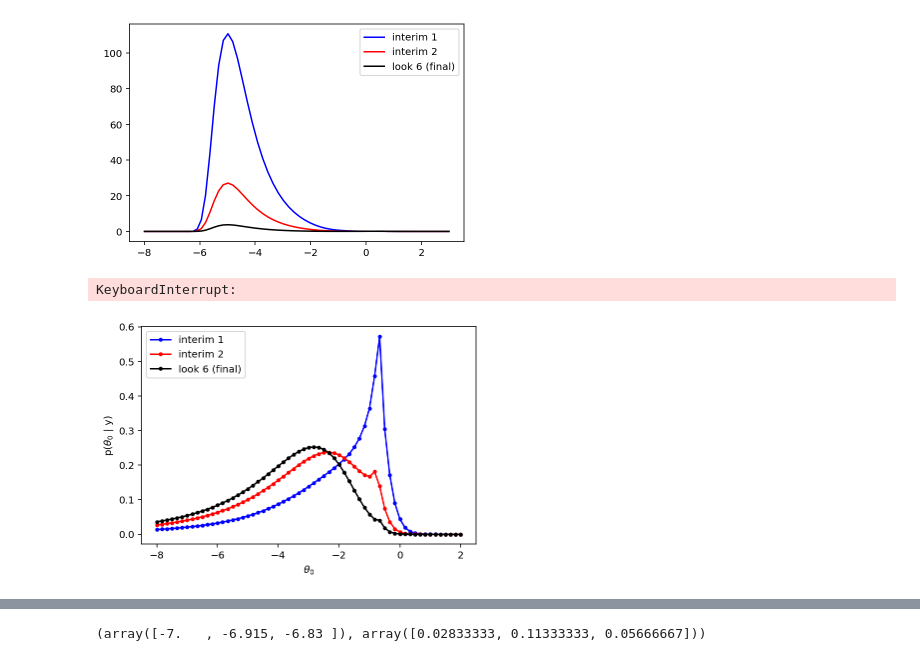
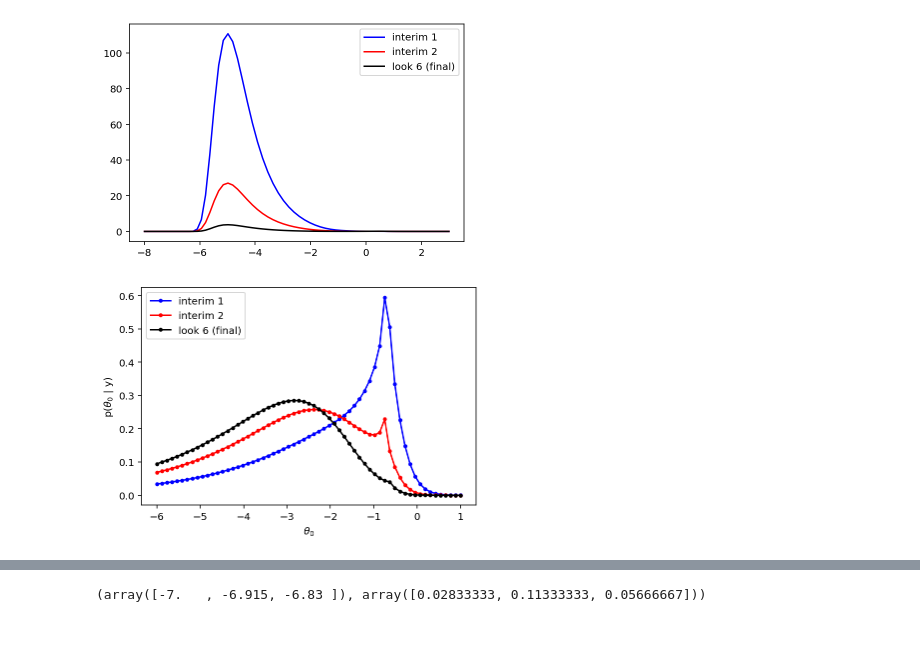
Before and after one commit to Confirm-Solutions/imprint, a Jupyter notebook: research/berry/berry_dirty.ipynb, the cells around one changed output, grey strips where cells are left out. Cells and saved outputs as stored; diff of their text form; code cells hidden in the pictures; blank space fills up the shorter version.

```diff
--- a/research/berry/berry_dirty.ipynb
+++ b/research/berry/berry_dirty.ipynb
@@ -204,28 +228,24 @@ plt.show()
 [figure]
 # %%
 
-t0_rule = util.simpson_rule(101, -7, 1.5)
+t0_rule = util.simpson_rule(61, -6.0, 1.0)
 p_t0_g_y = exact.integrate(
     b, data[[0,1,5]],
     integrate_sigma2=True,
     integrate_thetas=(1, 2, 3),
     fixed_dims={0:t0_rule},
 )
+p_t0_g_y /= np.sum(p_t0_g_y * t0_rule.wts, axis=1)[:, None]
 
-p_t0_g_y /= np.sum(p_t0_g_y * t0_rule.wts, axis=1)[:, None]
+plt.plot(t0_rule.pts, p_t0_g_y[0], 'b-o', markersize=3, label='interim 1')
+plt.plot(t0_rule.pts, p_t0_g_y[1], 'r-o', markersize=3, label='interim 2')
+plt.plot(t0_rule.pts, p_t0_g_y[2], 'k-o', markersize=3, label='look 6 (final)')
+plt.legend()
+plt.ylabel(r'p($\theta_0$ | y)')
+plt.xlabel(r'$\theta_0$')
+plt.show()
 # %% [output]
-KeyboardInterrupt:
+[figure, added]
-# %%
-
-plt.plot(t0_rule.pts, p_t0_g_y[0], 'b-o', markersize=3, label='interim 1')
-plt.plot(t0_rule.pts, p_t0_g_y[1], 'r-o', markersize=3, label='interim 2')
-plt.plot(t0_rule.pts, p_t0_g_y[2], 'k-o', markersize=3, label='look 6 (final)')
-plt.legend()
-plt.ylabel(r'p($\theta_0$ | y)')
-plt.xlabel(r'$\theta_0$')
-plt.show()
-# %% [output]
-[figure, removed]
 # %%
 theta_map = t0_rule.pts[np.argmax(p_t0_g_y, axis=1)]
 theta_map
```
Also changed, not shown: parts of 9 cells of this notebook, 5 other files.
